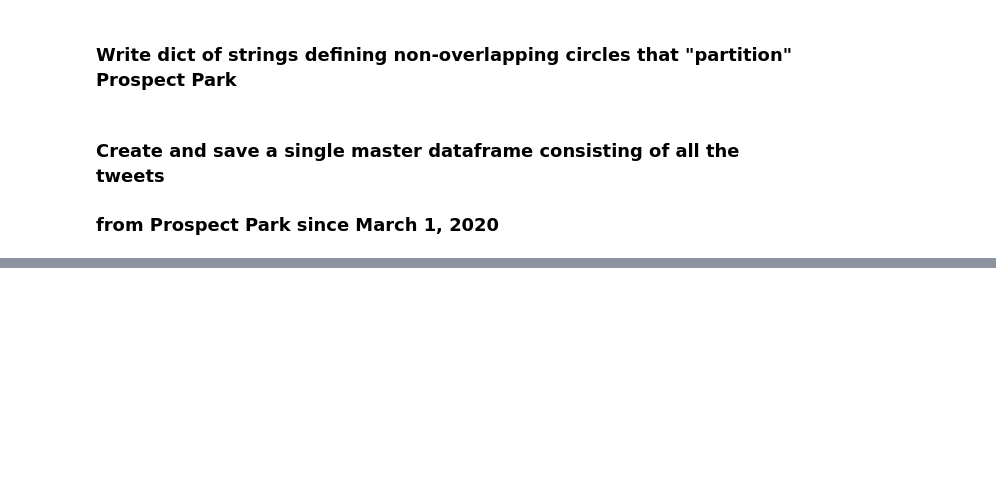
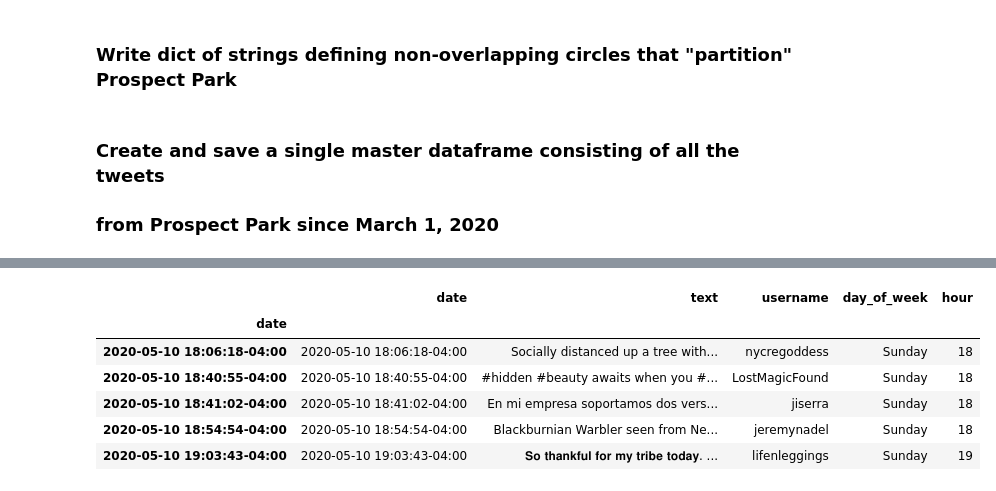
Before and after one commit to four-insightfellows-corona-project/social_distancing, a Jupyter notebook: notebooks/01_geotweets_getter_ee.ipynb, the cells around one changed output, grey strips where cells are left out. Saved outputs shown, nothing was run; the diff lists cells and outputs as text; code cells hidden in the pictures; blank space fills up the shorter version.

```diff
--- a/notebooks/01_geotweets_getter_ee.ipynb
+++ b/notebooks/01_geotweets_getter_ee.ipynb
@@ -128,3 +120,13 @@ memory usage: 84.7+ KB
+# %%
+df.tail()
+# %% [output]
+|  | date | text | username | day_of_week | hour |
+| date |  |  |  |  |  |
+| 2020-05-10 18:06:18-04:00 | 2020-05-10 18:06:18-04:00 | Socially distanced up a tree with... | nycregoddess | Sunday | 18 |
+| 2020-05-10 18:40:55-04:00 | 2020-05-10 18:40:55-04:00 | #hidden #beauty awaits when you #... | LostMagicFound | Sunday | 18 |
+| 2020-05-10 18:41:02-04:00 | 2020-05-10 18:41:02-04:00 | En mi empresa soportamos dos vers... | jiserra | Sunday | 18 |
+| 2020-05-10 18:54:54-04:00 | 2020-05-10 18:54:54-04:00 | Blackburnian Warbler seen from Ne... | jeremynadel | Sunday | 18 |
+| 2020-05-10 19:03:43-04:00 | 2020-05-10 19:03:43-04:00 | 𝐒𝐨 𝐭𝐡𝐚𝐧𝐤𝐟𝐮𝐥 𝐟𝐨𝐫 𝐦𝐲 𝐭𝐫𝐢𝐛𝐞 𝐭𝐨𝐝𝐚𝐲. ⁣... | lifenleggings | Sunday | 19 |
 # %%
 # Save what we have so far before we do anything to it
 df.to_pickle(path="../data/01_geotweets_raw_ee.pkl")
```
Also changed, not shown: parts of 5 cells of this notebook, 7 other files.
